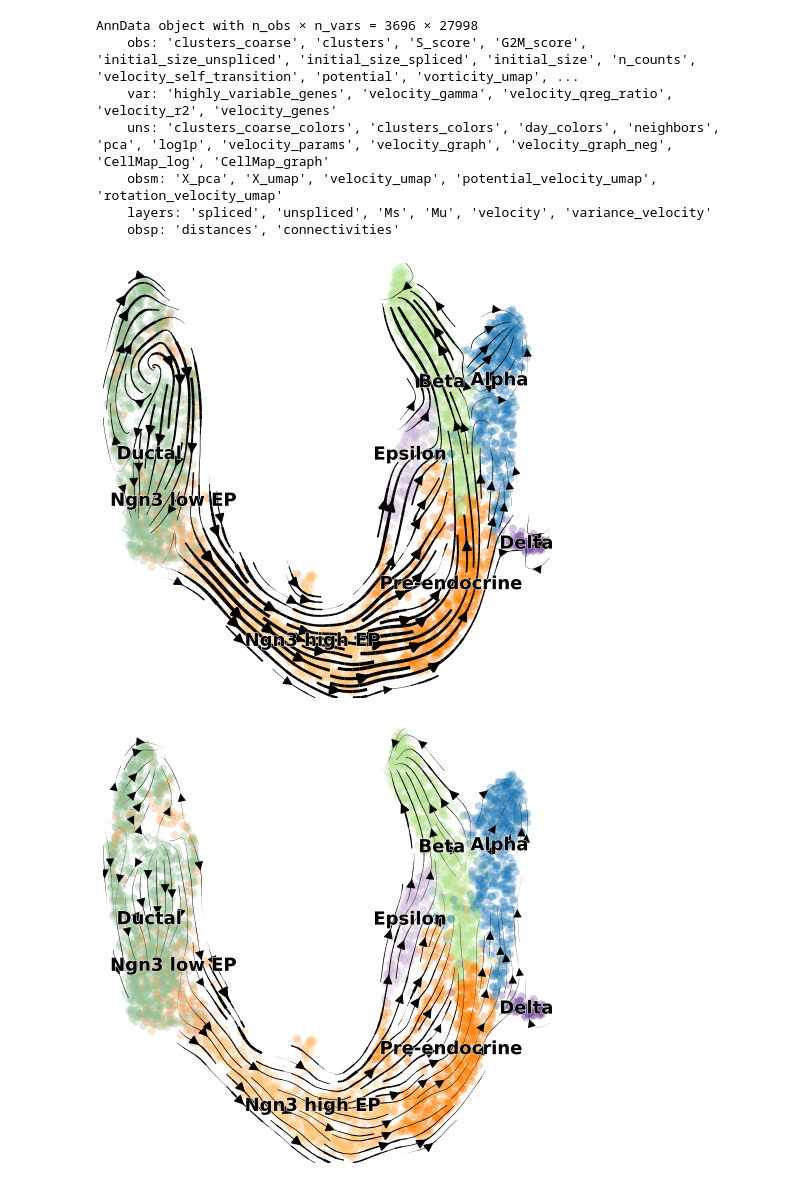
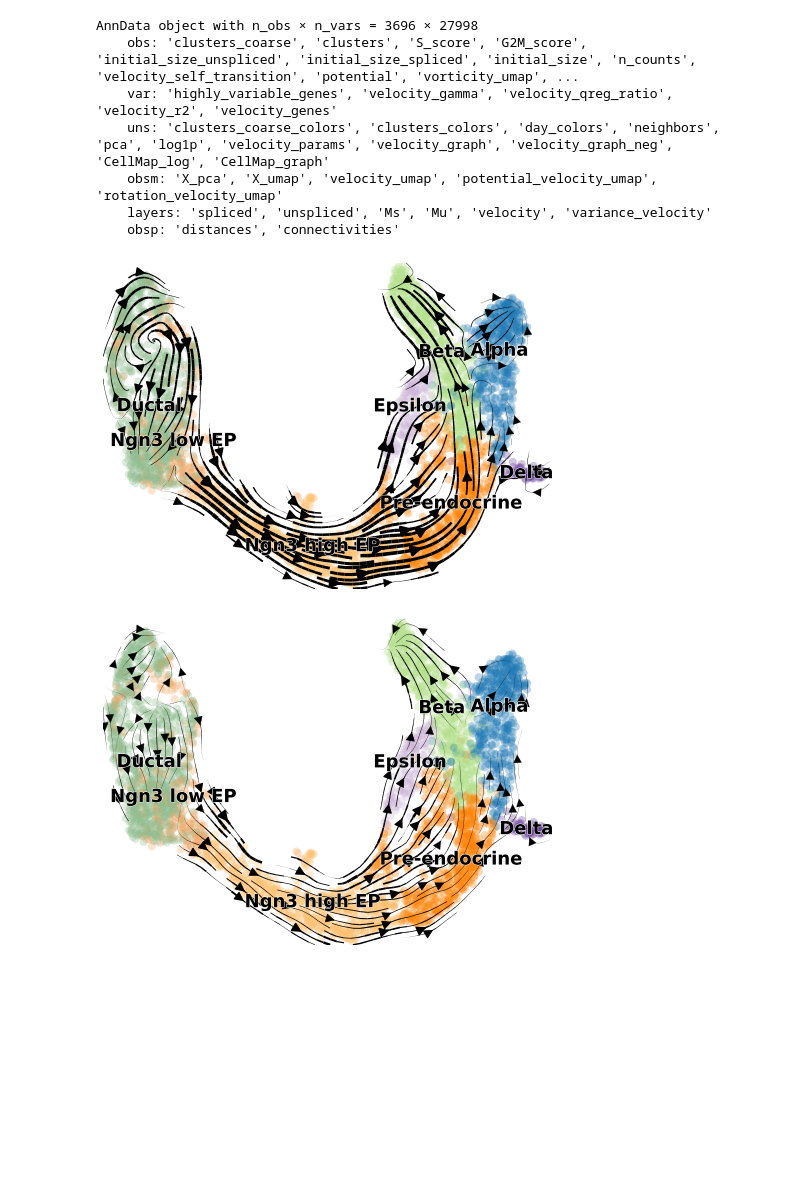
Before and after one commit to yusuke-imoto-lab/CellMap, a Jupyter notebook: figures/Figure_endocrine.ipynb, the cells around one changed output. Drawn from its saved outputs; the diff is of its cells as text; code cells hidden in the pictures; blank space fills up the shorter version.

```diff
--- a/figures/Figure_endocrine.ipynb
+++ b/figures/Figure_endocrine.ipynb
@@ -83,26 +83,26 @@ AnnData object with n_obs × n_vars = 3696 × 27998
 # %%
 basis='umap'
 vkey = 'velocity'
 cluster_key = 'clusters'
 density = 2
 kwargs = {}
 potential_vkey = 'potential_velocity'
 rotation_vkey = 'rotation_velocity'
 alpha = 0.3
 legend_fontsize = 18
 
-fig,ax = plt.subplots(1,1,figsize=(8,8))
+fig,ax = plt.subplots(1,1,figsize=(8,6))
 scv.pl.velocity_embedding_stream(adata,basis=basis,vkey=vkey, title='',ax=ax,color=cluster_key,
                                  show=False,density=density,alpha=alpha,fontsize=18,legend_fontsize=legend_fontsize, legend_loc=None,arrow_size=2,linewidth=2,**kwargs)
-fig.savefig('materials/Overview_1_RNA_velocity.png', bbox_inches='tight')
-fig,ax = plt.subplots(1,1,figsize=(8,8))
+fig.savefig('materials/Overview_1_RNA_velocity.png', bbox_inches='tight',dpi=200)
+fig,ax = plt.subplots(1,1,figsize=(8,6))
 scv.pl.velocity_embedding_stream(adata,basis=basis,vkey=potential_vkey, title='',ax=ax,color=cluster_key,
                                  show=False,density=density,alpha=alpha,fontsize=18,legend_fontsize=legend_fontsize, legend_loc=None,arrow_size=2,linewidth=2,**kwargs)
-fig.savefig('materials/Overview_2_Potential_flow.png', bbox_inches='tight')
-fig,ax = plt.subplots(1,1,figsize=(8,8))
+fig.savefig('materials/Overview_2_Potential_flow.png', bbox_inches='tight',dpi=200)
+fig,ax = plt.subplots(1,1,figsize=(8,6))
 scv.pl.velocity_embedding_stream(adata,basis=basis,vkey=rotation_vkey, title='',ax=ax,color=cluster_key,
                                  show=False,density=density,alpha=alpha,fontsize=18,legend_fontsize=legend_fontsize, legend_loc=None,arrow_size=2,linewidth=2,**kwargs)
-fig.savefig('materials/Overview_3_Rotational_flow.png', bbox_inches='tight')
+fig.savefig('materials/Overview_3_Rotational_flow.png', bbox_inches='tight',dpi=200)
 # %% [output]
-[figure, old version]
+[figure, new version]
-[figure, old version]
+[figure, new version]
```
Also changed, not shown: parts of 3 cells of this notebook, 10 other files.
